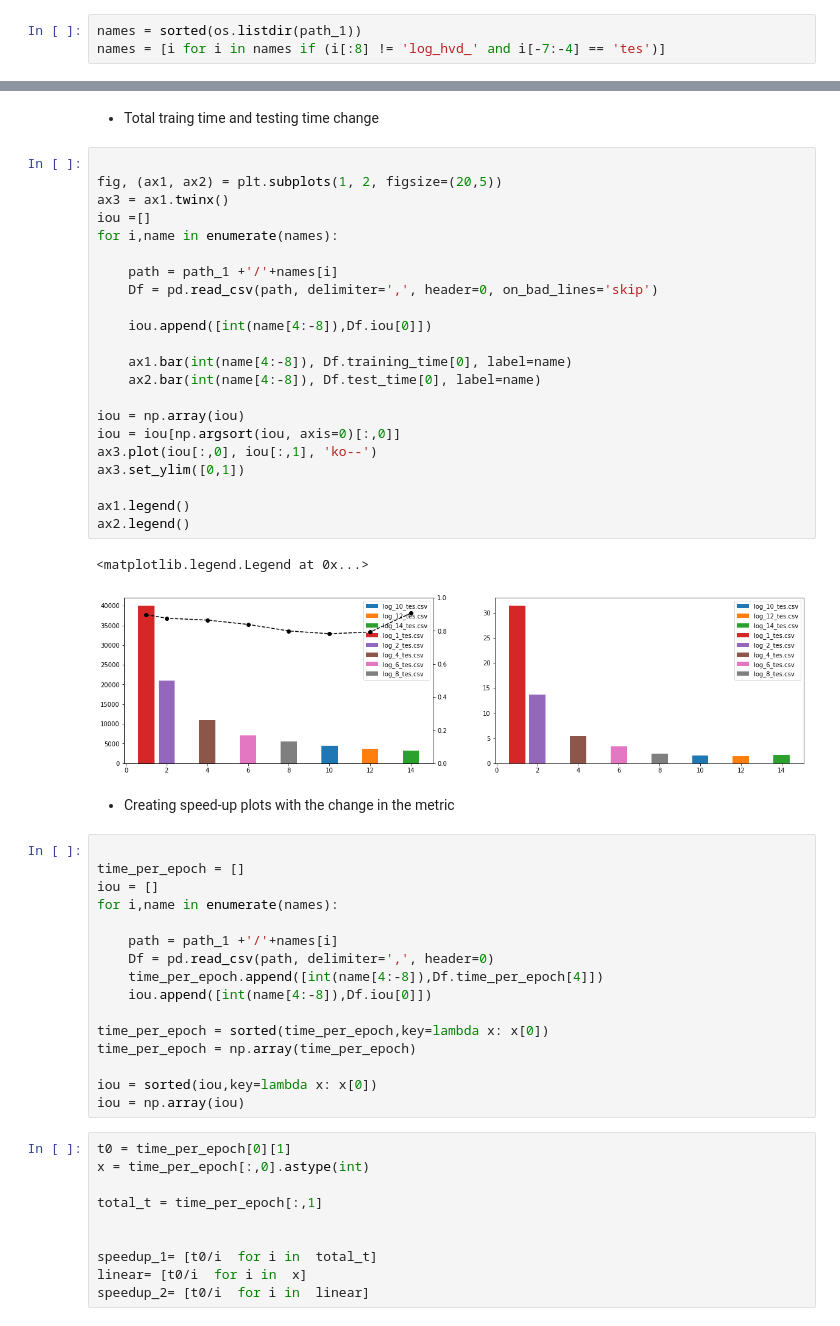
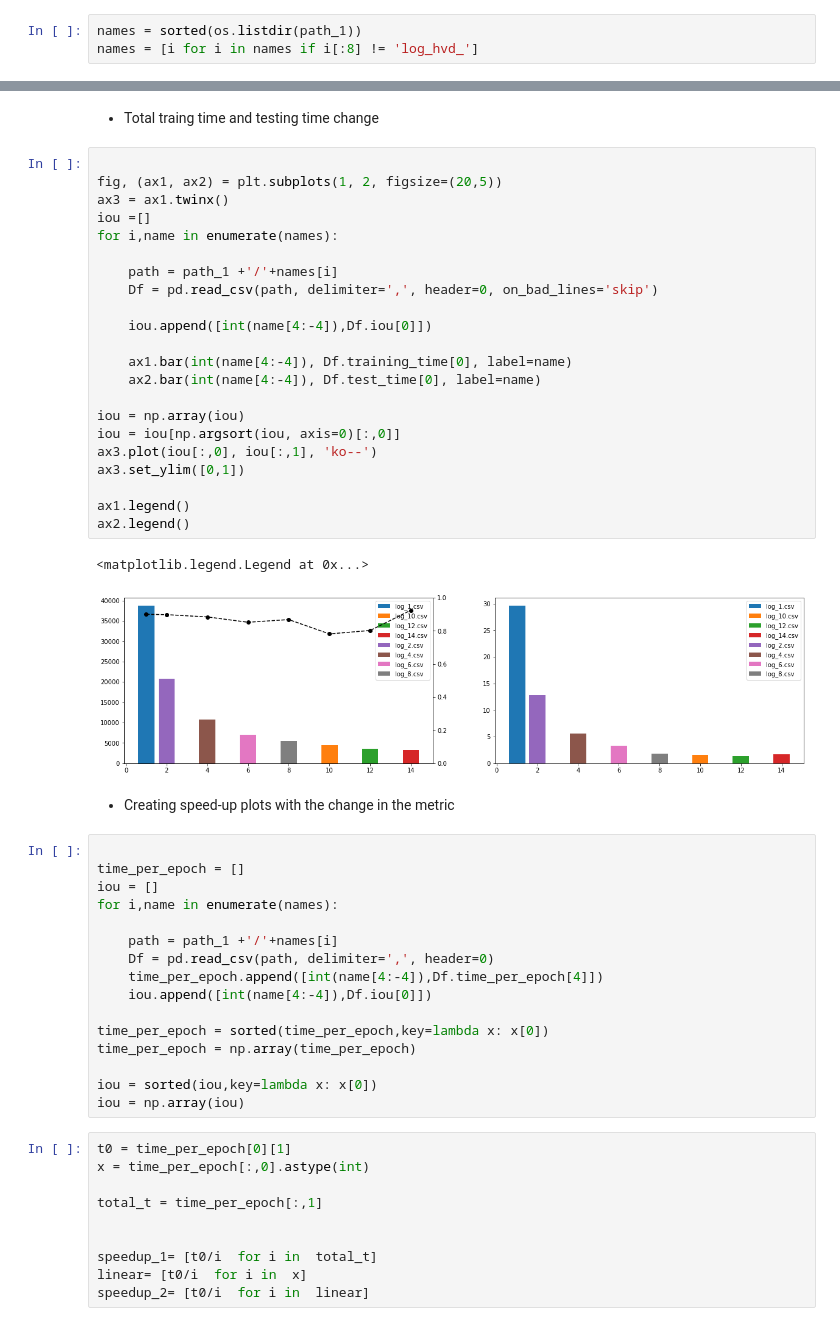
Before and after one commit to oekosheri/pytorch_unet_scaling, a Jupyter notebook: notebooks/Loss_curves.ipynb, the cells around one changed output, grey strips where cells are left out. Saved outputs shown, nothing was run; the diff lists cells and outputs as text.

```diff
--- a/notebooks/Loss_curves.ipynb
+++ b/notebooks/Loss_curves.ipynb
@@ -15,6 +13,6 @@ sorted(os.listdir(path_1))[2][-7:-4]
 # %%
 names = sorted(os.listdir(path_1))
-names = [i for i in names if (i[:8] != 'log_hvd_' and i[-7:-4] == 'tes')]
+names = [i for i in names if i[:8] != 'log_hvd_']
 # %%
 names
 # %% [output]
@@ -56,28 +54,28 @@ log_8_tes.csv
 # %%
 
 fig, (ax1, ax2) = plt.subplots(1, 2, figsize=(20,5))
 ax3 = ax1.twinx()
 iou =[]
 for i,name in enumerate(names):
 
     path = path_1 +'/'+names[i]
     Df = pd.read_csv(path, delimiter=',', header=0, on_bad_lines='skip')
 
-    iou.append([int(name[4:-8]),Df.iou[0]])
+    iou.append([int(name[4:-4]),Df.iou[0]])
 
-    ax1.bar(int(name[4:-8]), Df.training_time[0], label=name)
-    ax2.bar(int(name[4:-8]), Df.test_time[0], label=name)
+    ax1.bar(int(name[4:-4]), Df.training_time[0], label=name)
+    ax2.bar(int(name[4:-4]), Df.test_time[0], label=name)
 
 iou = np.array(iou)
 iou = iou[np.argsort(iou, axis=0)[:,0]]
 ax3.plot(iou[:,0], iou[:,1], 'ko--')
 ax3.set_ylim([0,1])
 
 ax1.legend()
 ax2.legend()
 # %% [output]
 <matplotlib.legend.Legend at 0x...>
-[figure, old version]
+[figure, new version]
 # %% [markdown]
 - Creating speed-up plots with the change in the metric
 # %%
@@ -88,8 +86,8 @@ for i,name in enumerate(names):
 
     path = path_1 +'/'+names[i]
     Df = pd.read_csv(path, delimiter=',', header=0)
-    time_per_epoch.append([int(name[4:-8]),Df.time_per_epoch[4]])
-    iou.append([int(name[4:-8]),Df.iou[0]])
+    time_per_epoch.append([int(name[4:-4]),Df.time_per_epoch[4]])
+    iou.append([int(name[4:-4]),Df.iou[0]])
 
 time_per_epoch = sorted(time_per_epoch,key=lambda x: x[0])
 time_per_epoch = np.array(time_per_epoch)
```
Also changed, not shown: parts of 3 cells of this notebook.
